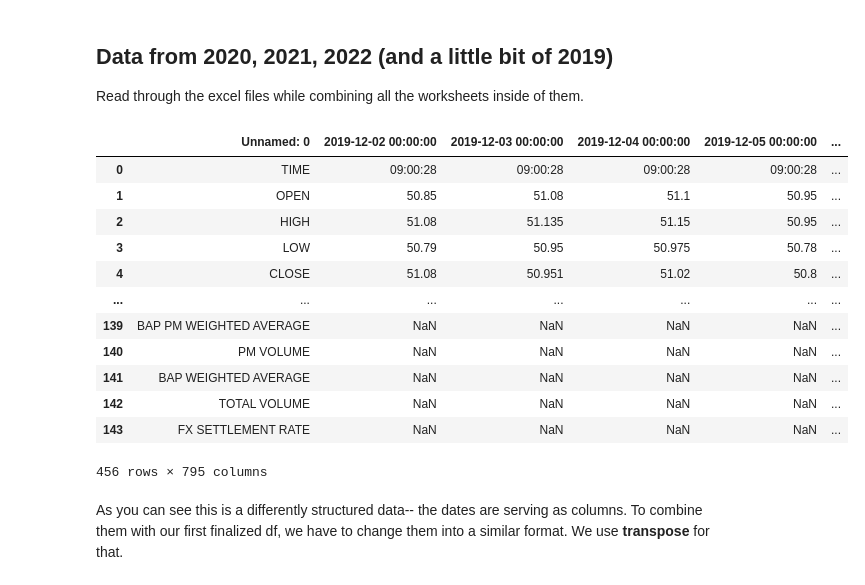
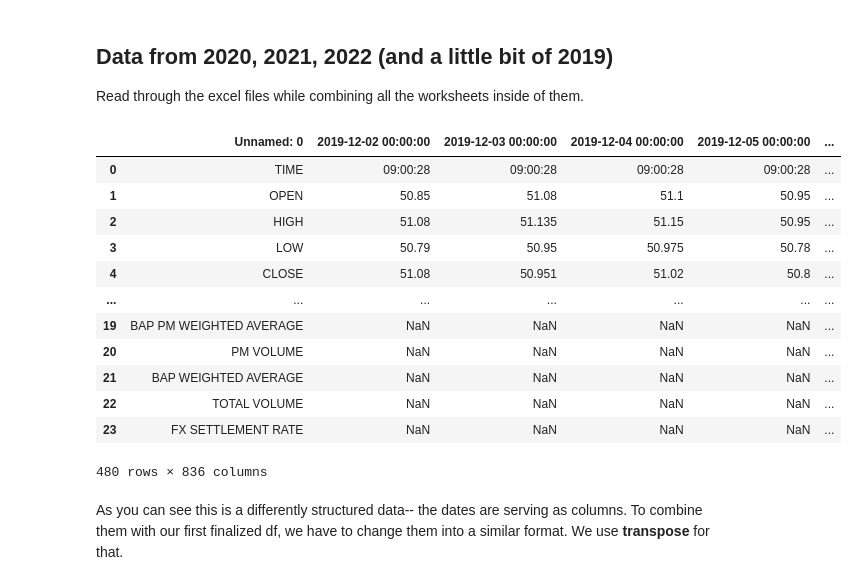
Before and after one commit to pmagtulis/usd-php-forex, a Jupyter notebook: forex-ph.ipynb, the cells around one changed output. Saved outputs shown, nothing was run; the diff lists cells and outputs as text; code cells hidden in the pictures.

```diff
--- a/forex-ph.ipynb
+++ b/forex-ph.ipynb
@@ -125,24 +125,25 @@ Read through the excel files while combining all the worksheets inside of them.
 # %%
 df4= pd.concat(pd.read_excel('raw_data/2019 BAP FX Summary.xlsx', sheet_name=['December'], na_values=["-"]), ignore_index=True)
 df5 = pd.concat(pd.read_excel('raw_data/2020 BAP FX Summary.xlsx', sheet_name=None, na_values=["-"]), ignore_index=True)
 df6 = pd.concat(pd.read_excel('raw_data/2021 BAP FX Summary.xlsx', sheet_name=None, na_values=["-"]), ignore_index=True)
 df7 = pd.concat(pd.read_excel('raw_data/2022 BAP FX Summary.xlsx', sheet_name=None, na_values=["-"]), ignore_index=True)
-df8 = pd.concat([df4, df5, df6, df7])
+df9 = pd.concat(pd.read_excel('raw_data/2023 BAP FX Summary.xlsx', sheet_name=None, na_values=["-"]), ignore_index=True)
+df8 = pd.concat([df4, df5, df6, df7, df9])
 df8
 # %% [output]
 |  | Unnamed: 0 | 2019-12-02 00:00:00 | 2019-12-03 00:00:00 | 2019-12-04 00:00:00 | 2019-12-05 00:00:00 | ... |
 | 0 | TIME | 09:00:28 | 09:00:28 | 09:00:28 | 09:00:28 | ... |
 | 1 | OPEN | 50.85 | 51.08 | 51.1 | 50.95 | ... |
 | 2 | HIGH | 51.08 | 51.135 | 51.15 | 50.95 | ... |
 | 3 | LOW | 50.79 | 50.95 | 50.975 | 50.78 | ... |
 | 4 | CLOSE | 51.08 | 50.951 | 51.02 | 50.8 | ... |
 | ... | ... | ... | ... | ... | ... | ... |
-| 139 | BAP PM WEIGHTED AVERAGE | NaN | NaN | NaN | NaN | ... |
-| 140 | PM VOLUME | NaN | NaN | NaN | NaN | ... |
-| 141 | BAP WEIGHTED AVERAGE | NaN | NaN | NaN | NaN | ... |
-| 142 | TOTAL VOLUME | NaN | NaN | NaN | NaN | ... |
-| 143 | FX SETTLEMENT RATE | NaN | NaN | NaN | NaN | ... |
+| 19 | BAP PM WEIGHTED AVERAGE | NaN | NaN | NaN | NaN | ... |
+| 20 | PM VOLUME | NaN | NaN | NaN | NaN | ... |
+| 21 | BAP WEIGHTED AVERAGE | NaN | NaN | NaN | NaN | ... |
+| 22 | TOTAL VOLUME | NaN | NaN | NaN | NaN | ... |
+| 23 | FX SETTLEMENT RATE | NaN | NaN | NaN | NaN | ... |
-456 rows × 795 columns
+480 rows × 836 columns
 # %% [markdown]
 As you can see this is a differently structured data-- the dates are serving as columns. To combine them with our first finalized df, we have to change them into a similar format. We use **transpose** for that.
 # %%
```
Also changed, not shown: parts of 7 cells of this notebook, 2 other files.
